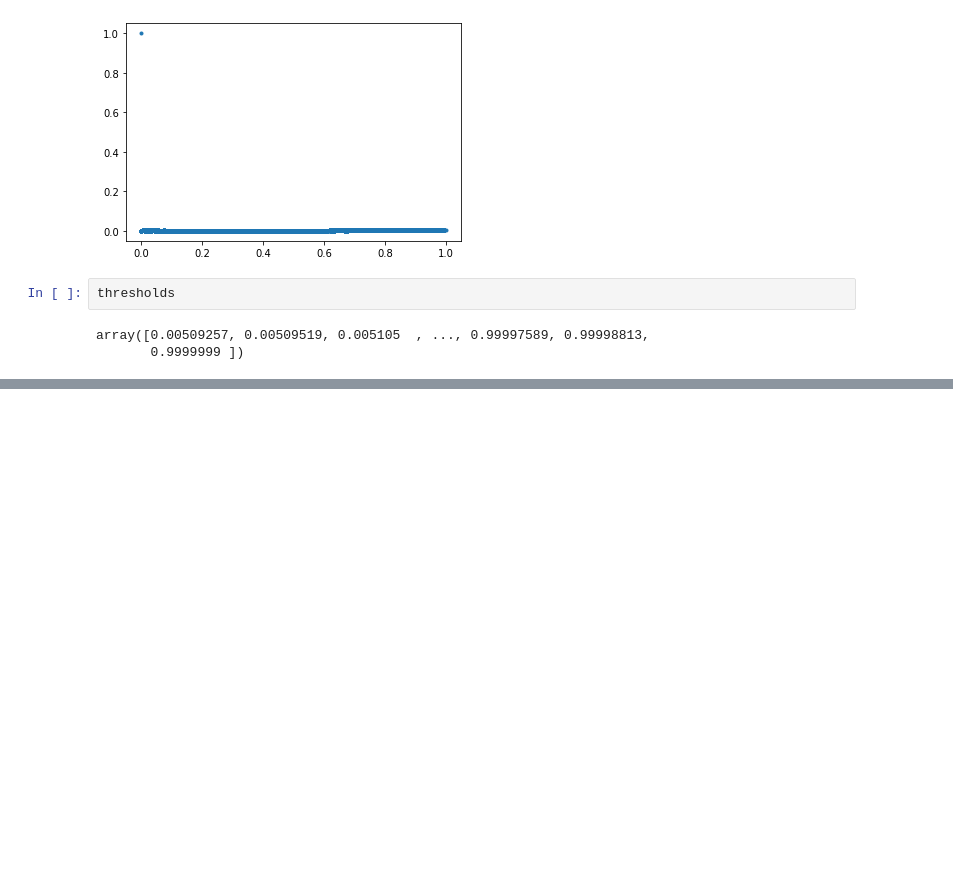
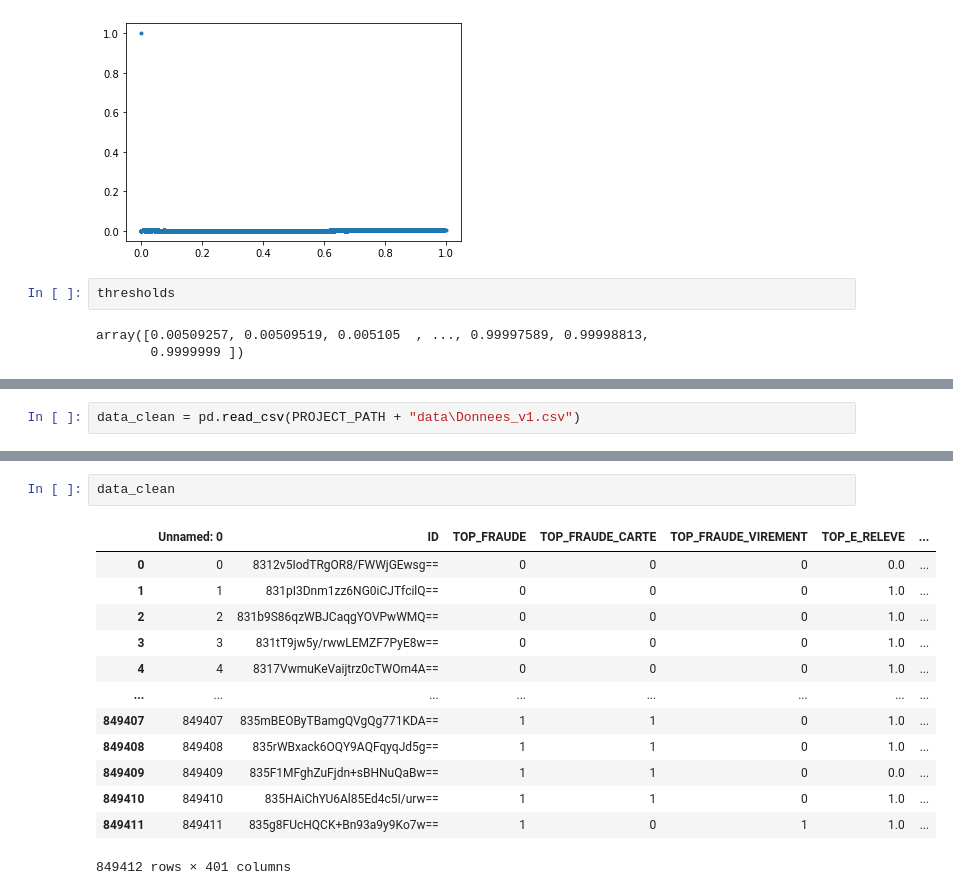
Before and after one commit to TheoVedis/ProjectInterPromo, a Jupyter notebook: dev/modelisation/code/theo/test.ipynb, the cells around one changed output, grey strips where cells are left out. Cells and saved outputs as stored; diff of their text form; blank space fills up the shorter version.

```diff
--- a/dev/modelisation/code/theo/test.ipynb
+++ b/dev/modelisation/code/theo/test.ipynb
@@ -191,0 +228,2 @@ array([0.00509257, 0.00509519, 0.005105  , ..., 0.99997589, 0.99998813,
+# %%
+data_clean = pd.read_csv(PROJECT_PATH + "data\Donnees_v1.csv")
@@ -191,0 +252,16 @@ array([0.00509257, 0.00509519, 0.005105  , ..., 0.99997589, 0.99998813,
+# %%
+data_clean
+# %% [output]
+|  | Unnamed: 0 | ID | TOP_FRAUDE | TOP_FRAUDE_CARTE | TOP_FRAUDE_VIREMENT | TOP_E_RELEVE | ... |
+| 0 | 0 | 8312v5IodTRgOR8/FWWjGEwsg== | 0 | 0 | 0 | 0.0 | ... |
+| 1 | 1 | 831pI3Dnm1zz6NG0iCJTfcilQ== | 0 | 0 | 0 | 1.0 | ... |
+| 2 | 2 | 831b9S86qzWBJCaqgYOVPwWMQ== | 0 | 0 | 0 | 1.0 | ... |
+| 3 | 3 | 831tT9jw5y/rwwLEMZF7PyE8w== | 0 | 0 | 0 | 1.0 | ... |
+| 4 | 4 | 8317VwmuKeVaijtrz0cTWOm4A== | 0 | 0 | 0 | 1.0 | ... |
+| ... | ... | ... | ... | ... | ... | ... | ... |
+| 849407 | 849407 | 835mBEOByTBamgQVgQg771KDA== | 1 | 1 | 0 | 1.0 | ... |
+| 849408 | 849408 | 835rWBxack6OQY9AQFqyqJd5g== | 1 | 1 | 0 | 1.0 | ... |
+| 849409 | 849409 | 835F1MFghZuFjdn+sBHNuQaBw== | 1 | 1 | 0 | 0.0 | ... |
+| 849410 | 849410 | 835HAiChYU6Al85Ed4c5I/urw== | 1 | 1 | 0 | 1.0 | ... |
+| 849411 | 849411 | 835g8FUcHQCK+Bn93a9y9Ko7w== | 1 | 0 | 1 | 1.0 | ... |
+849412 rows × 401 columns
```
Also changed, not shown: parts of 34 cells of this notebook, 1 other file.
